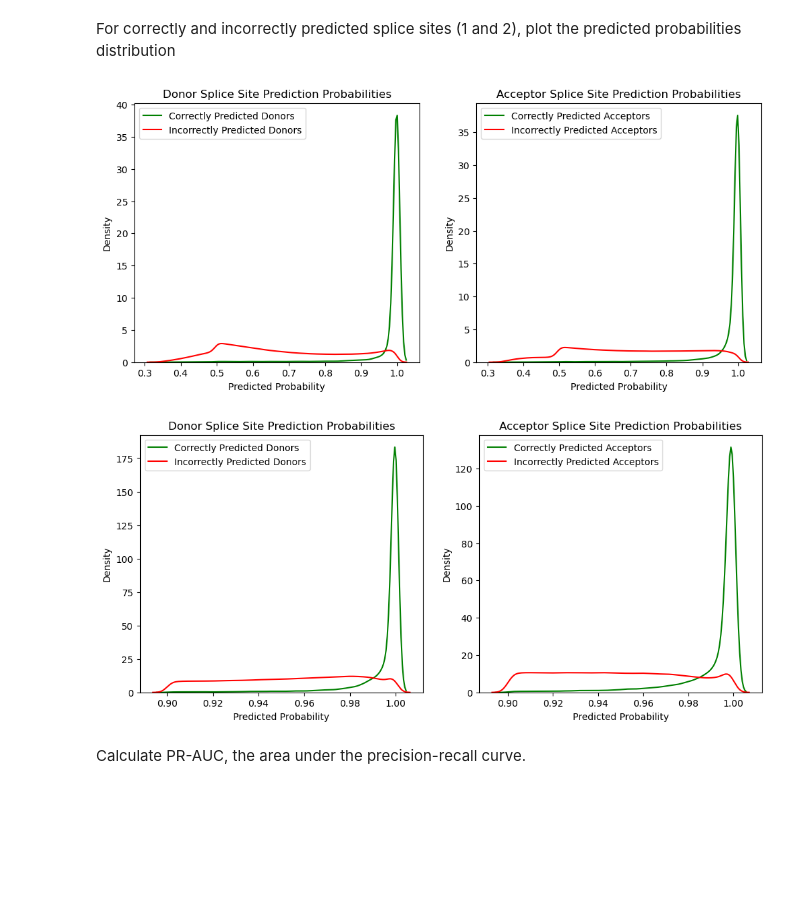
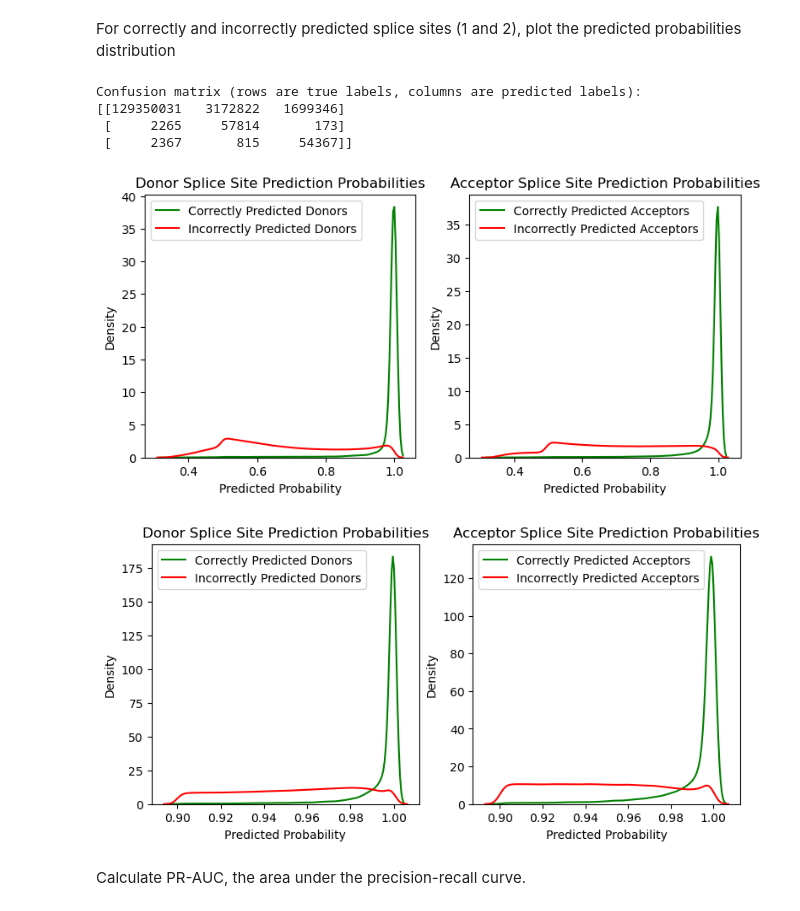
Before and after one commit to anamariaelek/splicevo, a Jupyter notebook: notebooks/model_evaluation.ipynb, the cells around one changed output. Saved outputs shown, nothing was run; the diff lists cells and outputs as text; code cells hidden in the pictures; blank space fills up the shorter version.

```diff
--- a/notebooks/model_evaluation.ipynb
+++ b/notebooks/model_evaluation.ipynb
@@ -102,6 +102,17 @@ Sequence 0, position 122:
   porbs:[0.09107928 0.8309311  0.07798955]
 # %% [markdown]
 For correctly and incorrectly predicted splice sites (1 and 2), plot the predicted probabilities distribution
+# %%
+# Contingency tables for donor and acceptor predictions
+from sklearn.metrics import confusion_matrix
+cm = confusion_matrix(true_labels.flatten(), pred_labels.flatten(), labels=[0, 1, 2])
+print("Confusion matrix (rows are true labels [0, 1, 2], columns are predicted labels [0, 1, 2]):")
+print(cm)
+# %% [output]
+Confusion matrix (rows are true labels, columns are predicted labels):
+[[129350031   3172822   1699346]
+ [     2265     57814       173]
+ [     2367       815     54367]]
 # %%
 correct_donor_probs = pred_probs[(true_labels == 1) & (pred_labels == 1), 1]
 incorrect_donor_probs = pred_probs[(true_labels != 1) & (pred_labels == 1), 1]
@@ -110,25 +121,25 @@ incorrect_acceptor_probs = pred_probs[(true_labels != 2) & (pred_labels == 2), 2
 # %%
 %matplotlib inline
 import matplotlib.pyplot as plt
 import seaborn as sns
-plt.figure(figsize=(12, 5))
+plt.figure(figsize=(9, 4))
 plt.subplot(1, 2, 1)
 sns.kdeplot(correct_donor_probs, label='Correctly Predicted Donors', color='g')
 sns.kdeplot(incorrect_donor_probs, label='Incorrectly Predicted Donors', color='r')
 plt.title('Donor Splice Site Prediction Probabilities')
 plt.xlabel('Predicted Probability')
 plt.ylabel('Density')
 plt.legend()
 plt.subplot(1, 2, 2)
 sns.kdeplot(correct_acceptor_probs, label='Correctly Predicted Acceptors', color='g')
 sns.kdeplot(incorrect_acceptor_probs, label='Incorrectly Predicted Acceptors', color='r')
 plt.title('Acceptor Splice Site Prediction Probabilities')
 plt.xlabel('Predicted Probability')
 plt.ylabel('Density')
 plt.legend()
 plt.show()
 # %% [output]
-[figure, old version]
+[figure, new version]
 # %%
 %matplotlib inline
 
@@ -147,7 +158,7 @@ incorrect_acceptor_probs = pred_probs[(true_labels != 2) & (pred_labels_high_con
 
 import matplotlib.pyplot as plt
 import seaborn as sns
-plt.figure(figsize=(12, 5))
+plt.figure(figsize=(9, 4))
 plt.subplot(1, 2, 1)
 sns.kdeplot(correct_donor_probs, label='Correctly Predicted Donors', color='g')
 sns.kdeplot(incorrect_donor_probs, label='Incorrectly Predicted Donors', color='r')
@@ -164,7 +175,7 @@ plt.ylabel('Density')
 plt.legend()
 plt.show()
 # %% [output]
-[figure, old version]
+[figure, new version]
 # %% [markdown]
 Calculate PR-AUC, the area under the precision-recall curve.
 # %%
```
Also changed, not shown: parts of 4 cells of this notebook, 4 other files.
